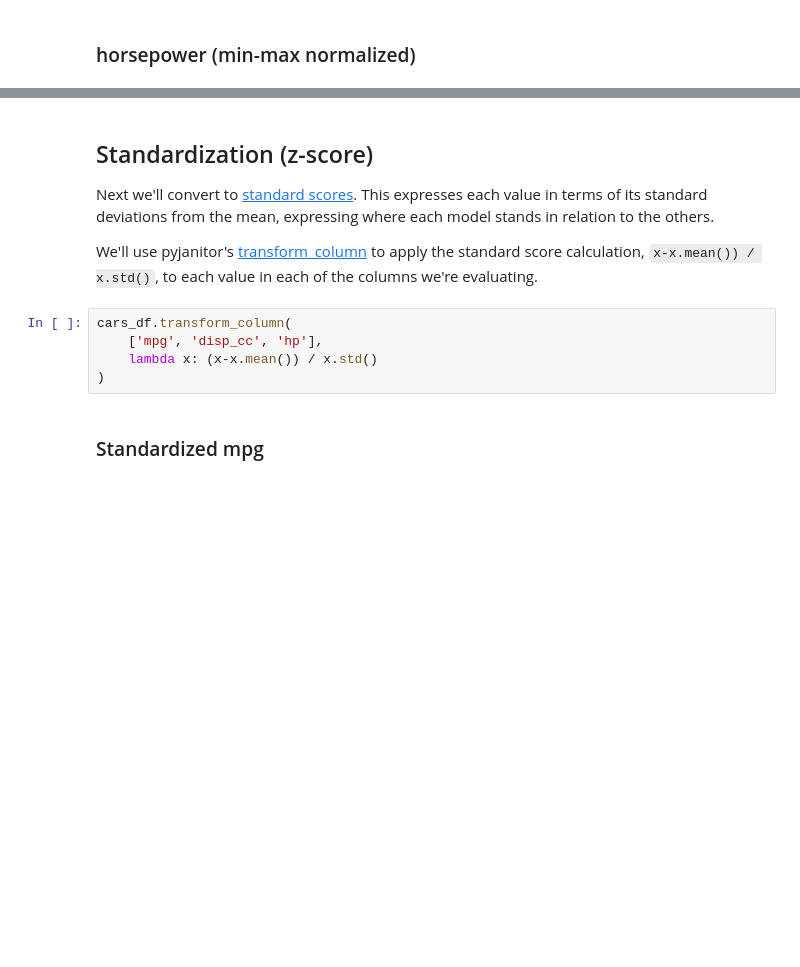
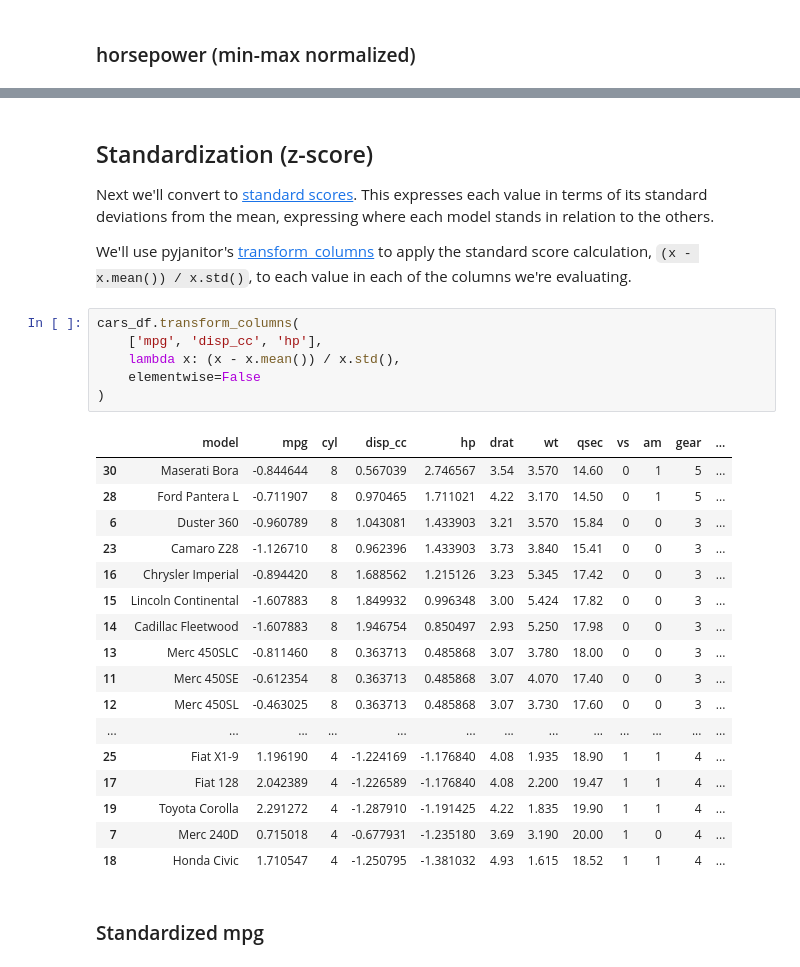
Before and after one commit to pyjanitor-devs/pyjanitor, a Jupyter notebook: examples/notebooks/normalize.ipynb, the cells around one changed output, grey strips where cells are left out. Drawn from its saved outputs; the diff is of its cells as text; blank space fills up the shorter version.

```diff
--- a/examples/notebooks/normalize.ipynb
+++ b/examples/notebooks/normalize.ipynb
@@ -82,12 +125,31 @@ sns.barplot(y='model', x='hp', data=cars_df, color='b', orient="h")
 
 Next we'll convert to [standard scores](https://en.wikipedia.org/wiki/Standard_score).  This expresses each value in terms of its standard deviations from the mean, expressing where each model stands in relation to the others.
 
-We'll use pyjanitor's [transform_column](../reference/functions.html#janitor.functions.transform_column) to apply the standard score calculation, `x-x.mean()) / x.std()`, to each value in each of the columns we're evaluating.
+We'll use pyjanitor's [transform_columns](../reference/functions.html#janitor.functions.transform_columns) to apply the standard score calculation, `(x - x.mean()) / x.std()`, to each value in each of the columns we're evaluating.
 # %%
-cars_df.transform_column(
+cars_df.transform_columns(
     ['mpg', 'disp_cc', 'hp'],
-    lambda x: (x-x.mean()) / x.std()
+    lambda x: (x - x.mean()) / x.std(),
+    elementwise=False
 )
+# %% [output]
+|  | model | mpg | cyl | disp_cc | hp | drat | wt | qsec | vs | am | gear | ... |
+| 30 | Maserati Bora | -0.844644 | 8 | 0.567039 | 2.746567 | 3.54 | 3.570 | 14.60 | 0 | 1 | 5 | ... |
+| 28 | Ford Pantera L | -0.711907 | 8 | 0.970465 | 1.711021 | 4.22 | 3.170 | 14.50 | 0 | 1 | 5 | ... |
+| 6 | Duster 360 | -0.960789 | 8 | 1.043081 | 1.433903 | 3.21 | 3.570 | 15.84 | 0 | 0 | 3 | ... |
+| 23 | Camaro Z28 | -1.126710 | 8 | 0.962396 | 1.433903 | 3.73 | 3.840 | 15.41 | 0 | 0 | 3 | ... |
+| 16 | Chrysler Imperial | -0.894420 | 8 | 1.688562 | 1.215126 | 3.23 | 5.345 | 17.42 | 0 | 0 | 3 | ... |
+| 15 | Lincoln Continental | -1.607883 | 8 | 1.849932 | 0.996348 | 3.00 | 5.424 | 17.82 | 0 | 0 | 3 | ... |
+| 14 | Cadillac Fleetwood | -1.607883 | 8 | 1.946754 | 0.850497 | 2.93 | 5.250 | 17.98 | 0 | 0 | 3 | ... |
+| 13 | Merc 450SLC | -0.811460 | 8 | 0.363713 | 0.485868 | 3.07 | 3.780 | 18.00 | 0 | 0 | 3 | ... |
+| 11 | Merc 450SE | -0.612354 | 8 | 0.363713 | 0.485868 | 3.07 | 4.070 | 17.40 | 0 | 0 | 3 | ... |
+| 12 | Merc 450SL | -0.463025 | 8 | 0.363713 | 0.485868 | 3.07 | 3.730 | 17.60 | 0 | 0 | 3 | ... |
+| ... | ... | ... | ... | ... | ... | ... | ... | ... | ... | ... | ... | ... |
+| 25 | Fiat X1-9 | 1.196190 | 4 | -1.224169 | -1.176840 | 4.08 | 1.935 | 18.90 | 1 | 1 | 4 | ... |
+| 17 | Fiat 128 | 2.042389 | 4 | -1.226589 | -1.176840 | 4.08 | 2.200 | 19.47 | 1 | 1 | 4 | ... |
+| 19 | Toyota Corolla | 2.291272 | 4 | -1.287910 | -1.191425 | 4.22 | 1.835 | 19.90 | 1 | 1 | 4 | ... |
+| 7 | Merc 240D | 0.715018 | 4 | -0.677931 | -1.235180 | 3.69 | 3.190 | 20.00 | 1 | 0 | 4 | ... |
+| 18 | Honda Civic | 1.710547 | 4 | -1.250795 | -1.381032 | 4.93 | 1.615 | 18.52 | 1 | 1 | 4 | ... |
 # %% [markdown]
 ### Standardized mpg
 # %%
```
Also changed, not shown: parts of 11 cells of this notebook, 14 other files.
